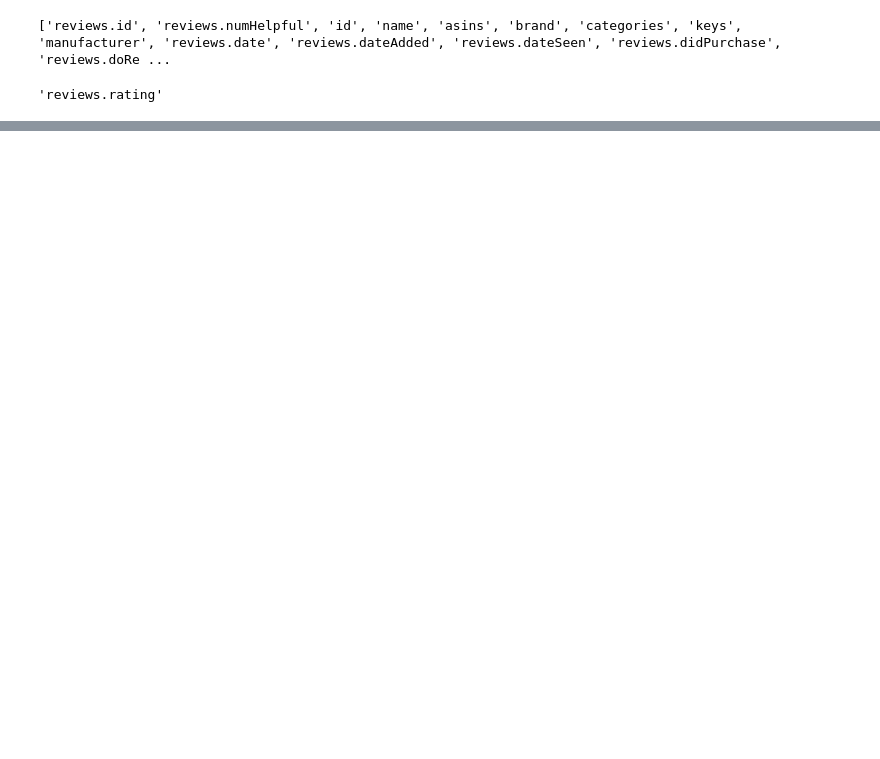
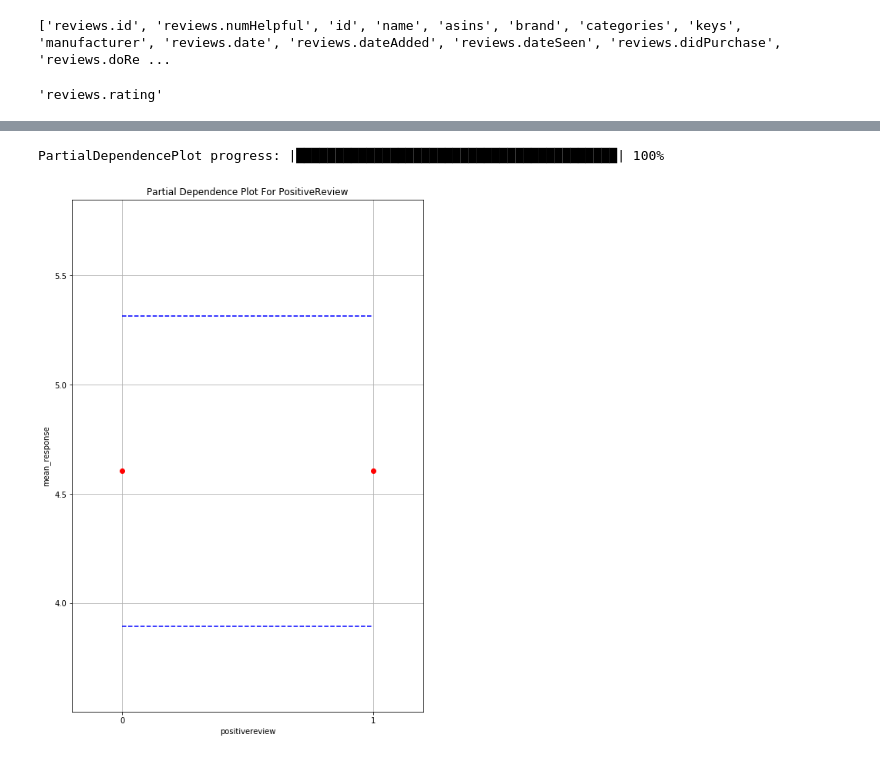
Before and after one commit to neuaiskunkworks/IIT-AGNE-Workshop, a Jupyter notebook: Predicting_Good_Amazon_Reviews.ipynb, the cells around one changed output, grey strips where cells are left out. Drawn from its saved outputs; the diff is of its cells as text; code cells hidden in the pictures; blank space fills up the shorter version.

```diff
--- a/Predicting_Good_Amazon_Reviews.ipynb
+++ b/Predicting_Good_Amazon_Reviews.ipynb
@@ -160,0 +257,6 @@ best_model.varimp_plot()
+# %%
+%matplotlib inline
+pdp_helpfulness = gbm_baseline.partial_plot(reviews, cols = ["PositiveReview"])
+# %% [output]
+PartialDependencePlot progress: |█████████████████████████████████████████| 100%
+[figure, added]
```
Also changed, not shown: parts of 23 cells of this notebook, 1 other file.
